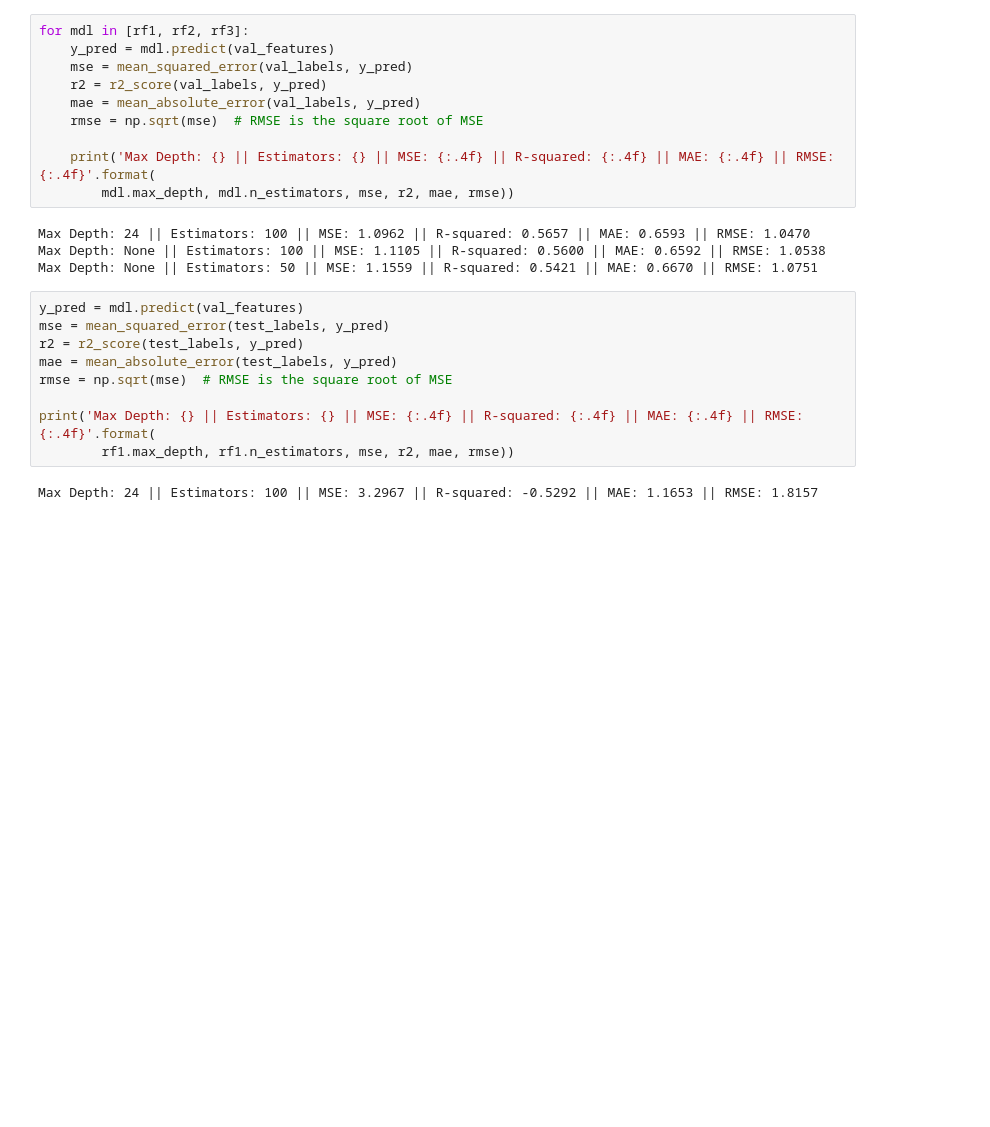
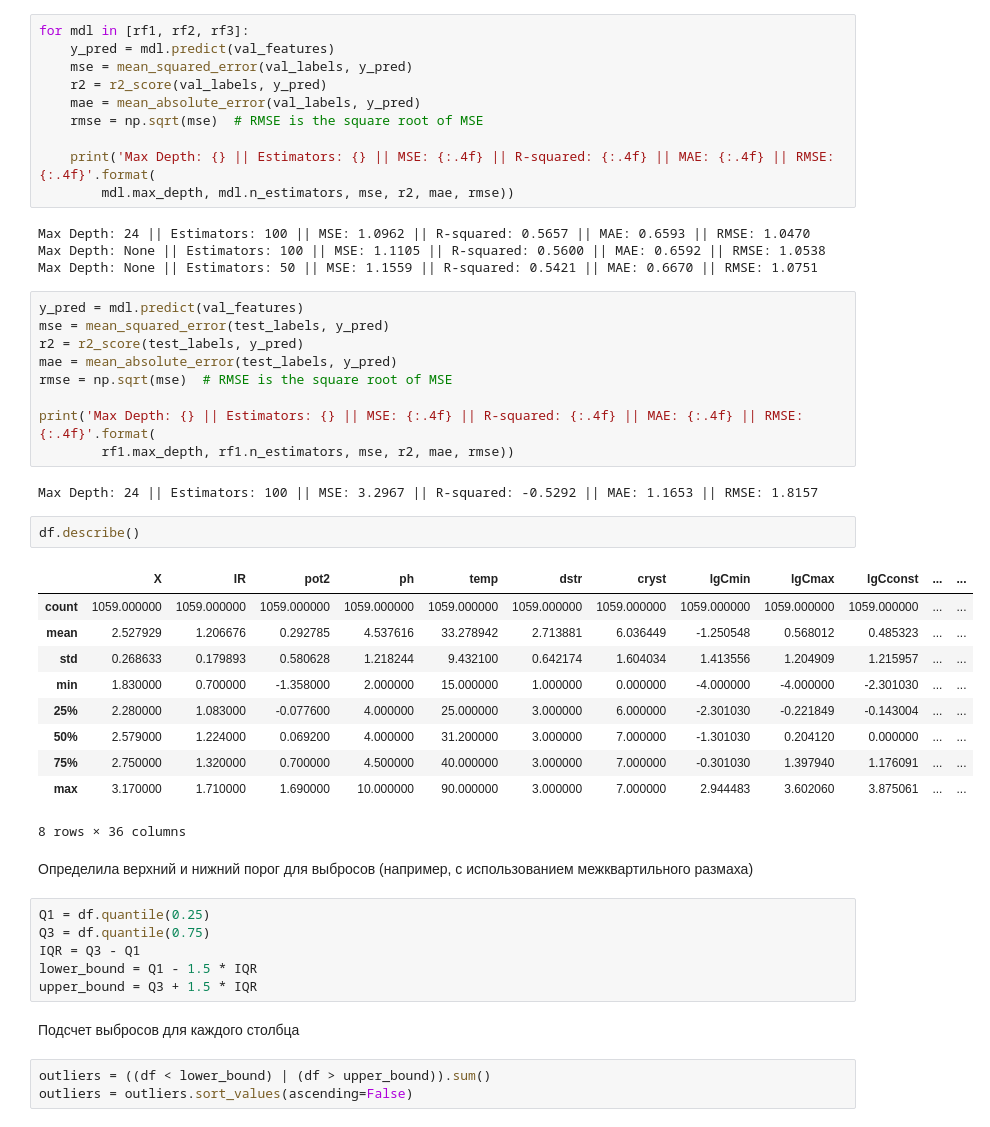
Before and after one commit to illhammm/Nanozymes1, a Jupyter notebook: Data_ML/Vmax_ML.ipynb, the cells around one changed output. Saved outputs shown, nothing was run; the diff lists cells and outputs as text; blank space fills up the shorter version.

Commit message:
Пороги выбросов

```diff
--- a/Data_ML/Vmax_ML.ipynb
+++ b/Data_ML/Vmax_ML.ipynb
@@ -151,3 +151,29 @@ print('Max Depth: {} || Estimators: {} || MSE: {:.4f} || R-squared: {:.4f} || MA
         rf1.max_depth, rf1.n_estimators, mse, r2, mae, rmse))
 # %% [output]
 Max Depth: 24 || Estimators: 100 || MSE: 3.2967 || R-squared: -0.5292 || MAE: 1.1653 || RMSE: 1.8157
+# %%
+df.describe()
+# %% [output]
+|  | X | IR | pot2 | ph | temp | dstr | cryst | lgCmin | lgCmax | lgCconst | ... | ... |
+| count | 1059.000000 | 1059.000000 | 1059.000000 | 1059.000000 | 1059.000000 | 1059.000000 | 1059.000000 | 1059.000000 | 1059.000000 | 1059.000000 | ... | ... |
+| mean | 2.527929 | 1.206676 | 0.292785 | 4.537616 | 33.278942 | 2.713881 | 6.036449 | -1.250548 | 0.568012 | 0.485323 | ... | ... |
+| std | 0.268633 | 0.179893 | 0.580628 | 1.218244 | 9.432100 | 0.642174 | 1.604034 | 1.413556 | 1.204909 | 1.215957 | ... | ... |
+| min | 1.830000 | 0.700000 | -1.358000 | 2.000000 | 15.000000 | 1.000000 | 0.000000 | -4.000000 | -4.000000 | -2.301030 | ... | ... |
+| 25% | 2.280000 | 1.083000 | -0.077600 | 4.000000 | 25.000000 | 3.000000 | 6.000000 | -2.301030 | -0.221849 | -0.143004 | ... | ... |
+| 50% | 2.579000 | 1.224000 | 0.069200 | 4.000000 | 31.200000 | 3.000000 | 7.000000 | -1.301030 | 0.204120 | 0.000000 | ... | ... |
+| 75% | 2.750000 | 1.320000 | 0.700000 | 4.500000 | 40.000000 | 3.000000 | 7.000000 | -0.301030 | 1.397940 | 1.176091 | ... | ... |
+| max | 3.170000 | 1.710000 | 1.690000 | 10.000000 | 90.000000 | 3.000000 | 7.000000 | 2.944483 | 3.602060 | 3.875061 | ... | ... |
+8 rows × 36 columns
+# %% [markdown]
+Определила верхний и нижний порог для выбросов (например, с использованием межквартильного размаха)
+# %%
+Q1 = df.quantile(0.25)
+Q3 = df.quantile(0.75)
+IQR = Q3 - Q1
+lower_bound = Q1 - 1.5 * IQR
+upper_bound = Q3 + 1.5 * IQR
+# %% [markdown]
+Подсчет выбросов для каждого столбца
+# %%
+outliers = ((df < lower_bound) | (df > upper_bound)).sum()
+outliers = outliers.sort_values(ascending=False)
```
